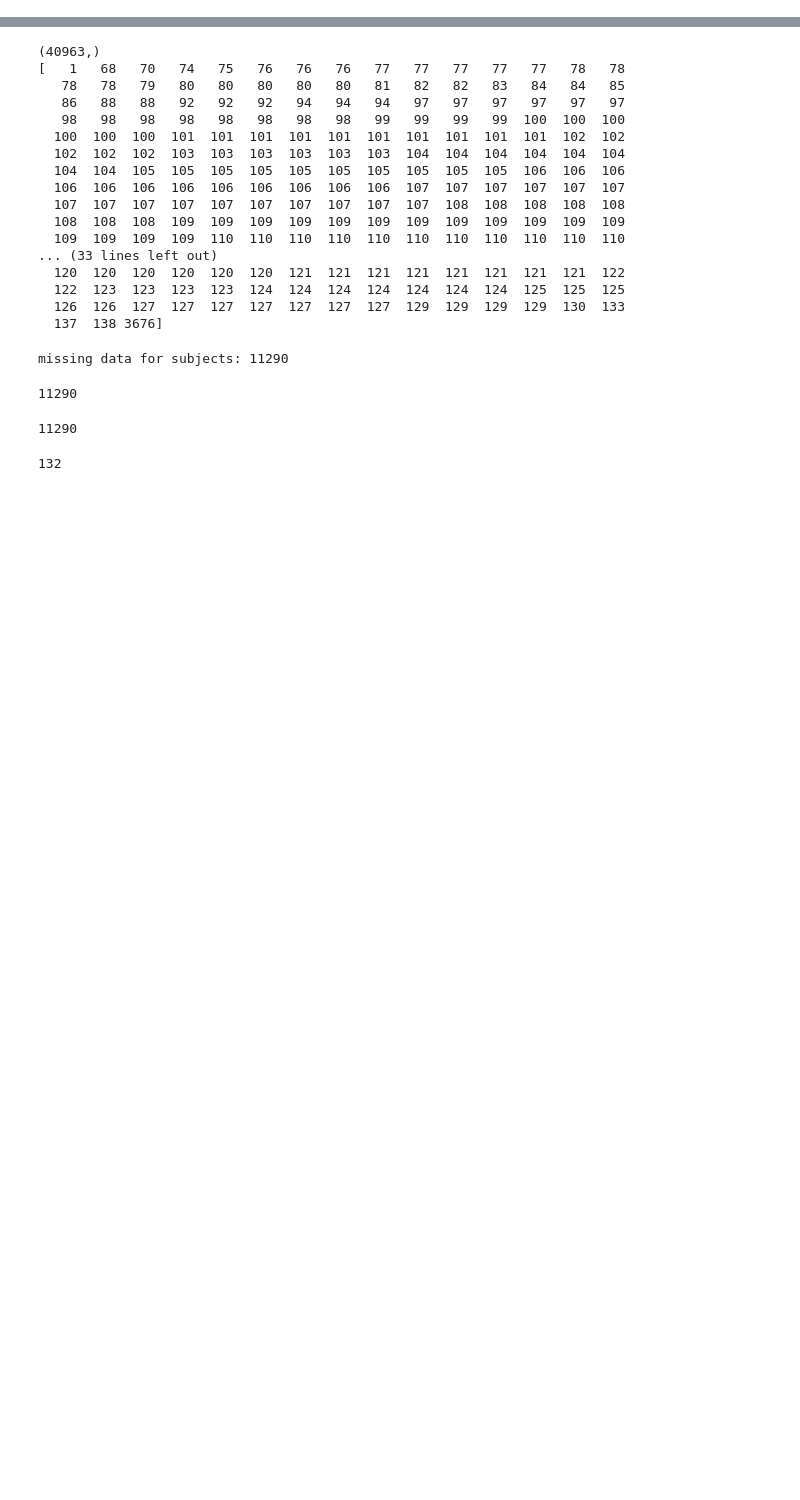
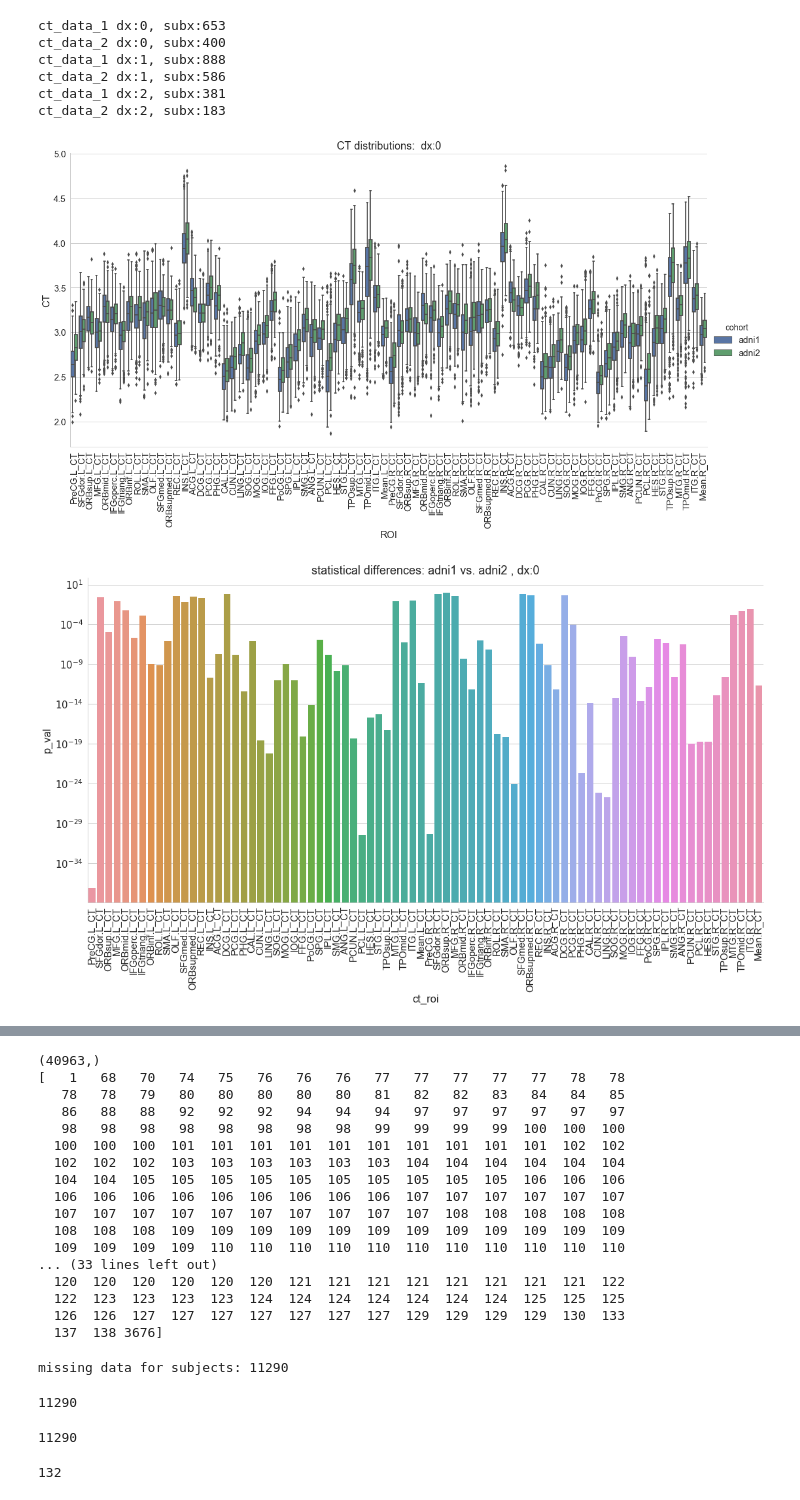
Before and after one commit to TIGRLab/NI-ML, a Jupyter notebook: models/notebooks/importCIVETData.ipynb, the cells around one changed output, grey strips where cells are left out. Drawn from its saved outputs; the diff is of its cells as text; code cells hidden in the pictures; blank space fills up the shorter version.

```diff
--- a/models/notebooks/importCIVETData.ipynb
+++ b/models/notebooks/importCIVETData.ipynb
@@ -25,0 +307,44 @@ iid_re = re.compile('\d*(_I)\d*')
+# %%
+#Plots
+#Check effect of cohorts (grouped by Dx)
+
+plt.rcParams['figure.figsize'] = (20, 20)
+sns.set(font_scale=1.5)
+
+for dx in [0,1,2]:
+    #ADNI1
+    ct_data_1 = adni1_1_5_ct_data[adni1_1_5_ct_data.DX_cat==dx][['ImageUID'] + ct_cols]
+    ct_data_1_melt = pd.melt(ct_data_1,id_vars='ImageUID',value_vars=ct_cols,var_name='ROI', value_name='CT')
+    ct_data_1_melt['cohort'] = list(np.tile('adni1', len(ct_data_1_melt)))
+    print 'ct_data_1 dx:{}, subx:{}'.format(dx,len(ct_data_1))
+
+    #ADNI2
+    ct_data_2 = adni2_ct_data[adni2_ct_data.DX_cat==dx][['ImageUID'] + ct_cols]
+    ct_data_2_melt = pd.melt(ct_data_2,id_vars='ImageUID',value_vars=ct_cols,var_name='ROI', value_name='CT')
+    ct_data_2_melt['cohort'] = list(np.tile('adni2', len(ct_data_2_melt)))
+    print 'ct_data_2 dx:{}, subx:{}'.format(dx,len(ct_data_2))
+
+    #concat ct_data_1 and ct_data_2
+    ct_data_concat = pd.concat([ct_data_1_melt,ct_data_2_melt])
+
+    #Distributions
+    sns.set_style("whitegrid")
+    g1 = sns.factorplot(y='CT',x='ROI',kind='box', hue='cohort', data=ct_data_concat,size=8, aspect=2)
+    g1.set_xticklabels(rotation=90)
+    plt.title('CT distributions:  dx:{}'.format(dx))
+
+    #Significance
+    ttest_df = get_significance(ct_data_1,ct_data_2,ct_cols)
+    g3 = sns.factorplot(y='p_val',x='ct_roi',kind='bar',data=ttest_df,size=8, aspect=2)
+    g3.set_xticklabels(rotation=90)
+    g3.fig.get_axes()[0].set_yscale('log')
+    plt.title('statistical differences: adni1 vs. adni2 , dx:{}'.format(dx))
+# %% [output]
+ct_data_1 dx:0, subx:653
+ct_data_2 dx:0, subx:400
+ct_data_1 dx:1, subx:888
+ct_data_2 dx:1, subx:586
+ct_data_1 dx:2, subx:381
+ct_data_2 dx:2, subx:183
+[figure, added]
+[figure, added]
```
Also changed, not shown: parts of 30 cells of this notebook, 20 other files.
